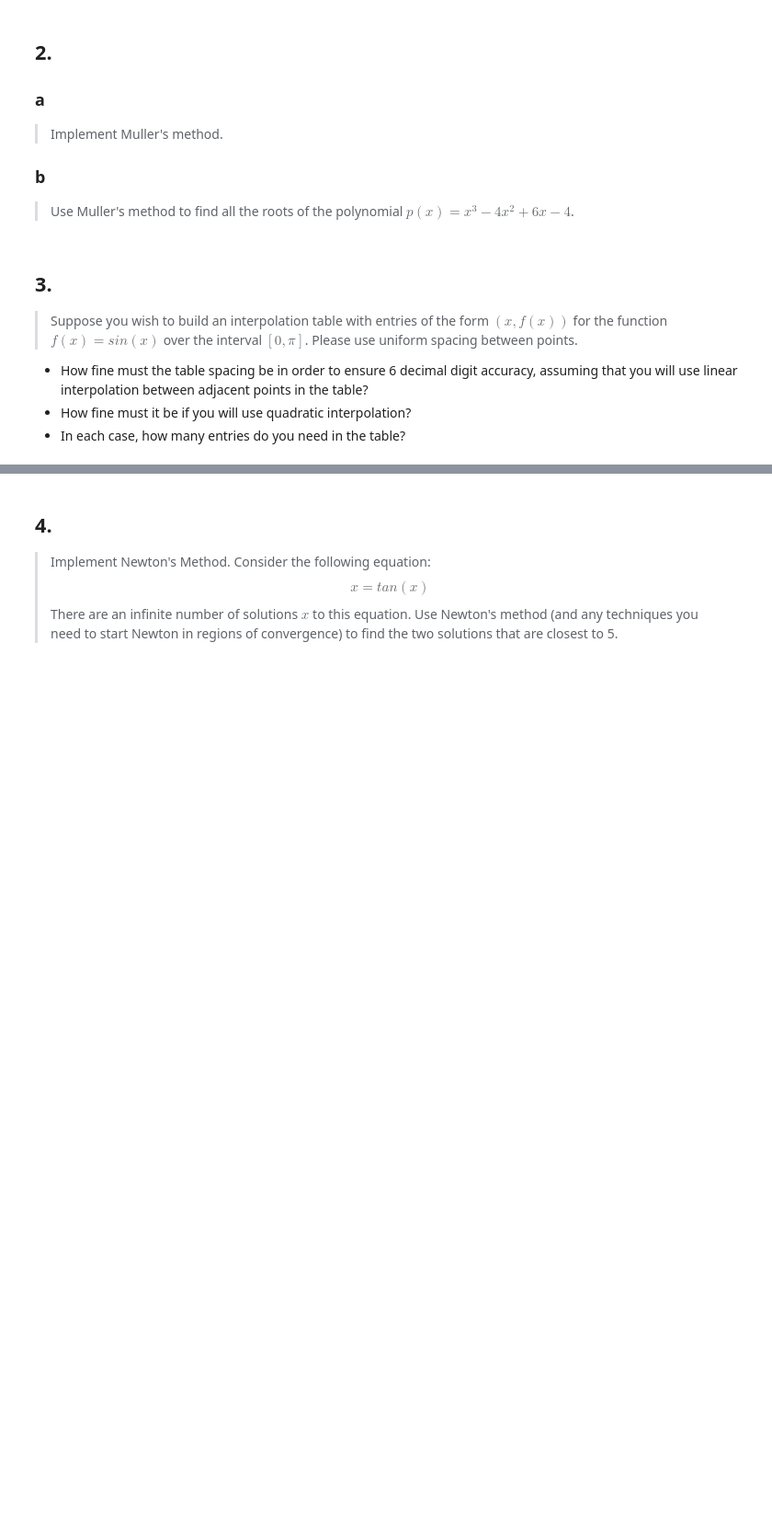
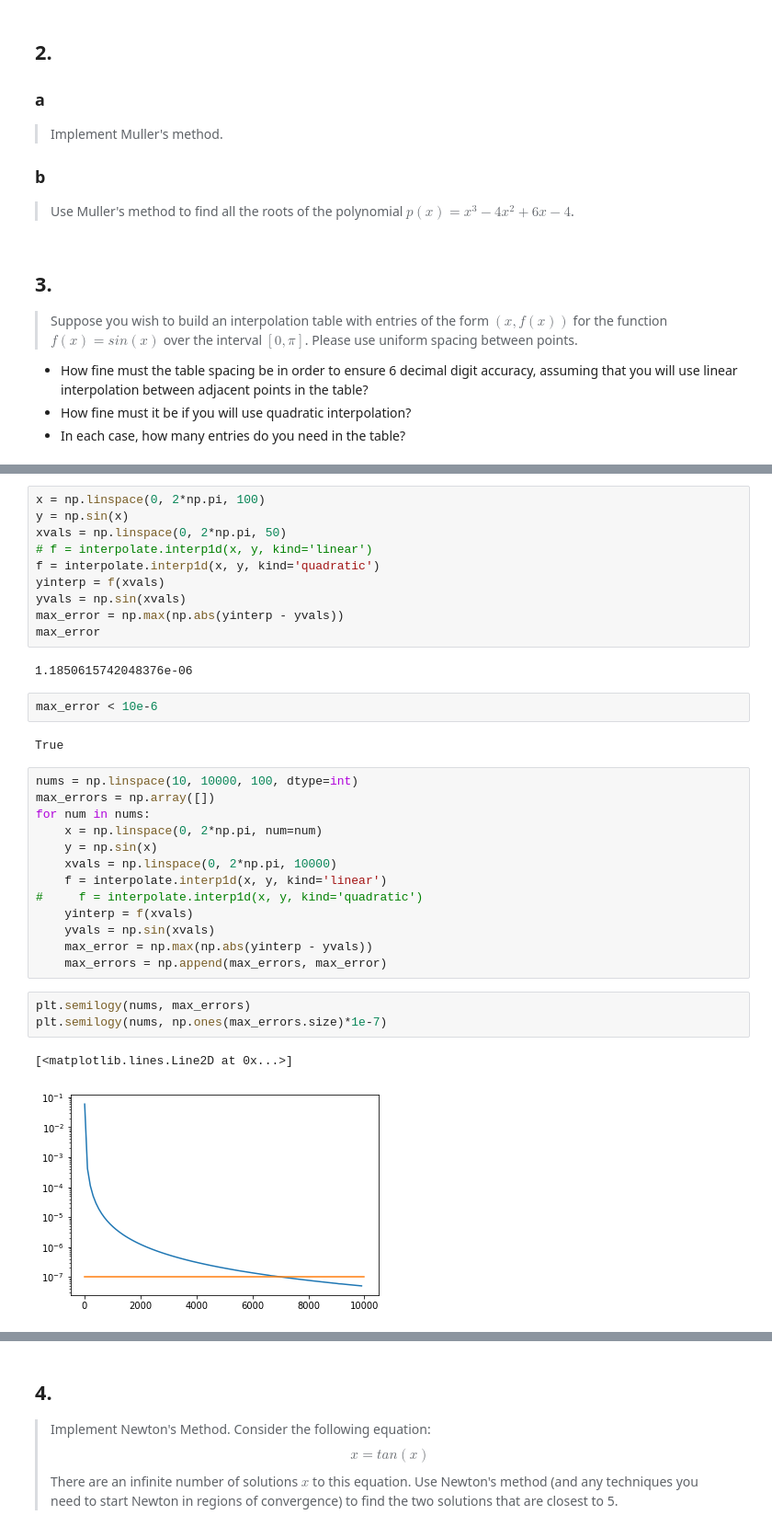
Before and after one commit to ruffsl/CSE291, a Jupyter notebook: hw/hw2/hw2.ipynb, the cells around one changed output, grey strips where cells are left out. Shown: that part at 92% size. Saved outputs shown, nothing was run; the diff lists cells and outputs as text; blank space fills up the shorter version.

```diff
--- a/hw/hw2/hw2.ipynb
+++ b/hw/hw2/hw2.ipynb
@@ -49,0 +75,35 @@ Given $p_2(x) = ax^2 + bx + c$
+# %%
+x = np.linspace(0, 2*np.pi, 100)
+y = np.sin(x)
+xvals = np.linspace(0, 2*np.pi, 50)
+# f = interpolate.interp1d(x, y, kind='linear')
+f = interpolate.interp1d(x, y, kind='quadratic')
+yinterp = f(xvals)
+yvals = np.sin(xvals)
+max_error = np.max(np.abs(yinterp - yvals))
+max_error
+# %% [output]
+1.1850615742048376e-06
+# %%
+max_error < 10e-6
+# %% [output]
+True
+# %%
+nums = np.linspace(10, 10000, 100, dtype=int)
+max_errors = np.array([])
+for num in nums:
+    x = np.linspace(0, 2*np.pi, num=num)
+    y = np.sin(x)
+    xvals = np.linspace(0, 2*np.pi, 10000)
+    f = interpolate.interp1d(x, y, kind='linear')
+#     f = interpolate.interp1d(x, y, kind='quadratic')
+    yinterp = f(xvals)
+    yvals = np.sin(xvals)
+    max_error = np.max(np.abs(yinterp - yvals))
+    max_errors = np.append(max_errors, max_error)
+# %%
+plt.semilogy(nums, max_errors)
+plt.semilogy(nums, np.ones(max_errors.size)*1e-7)
+# %% [output]
+[<matplotlib.lines.Line2D at 0x...>]
+[figure, added]
```
Also changed, not shown: parts of 28 cells of this notebook.
